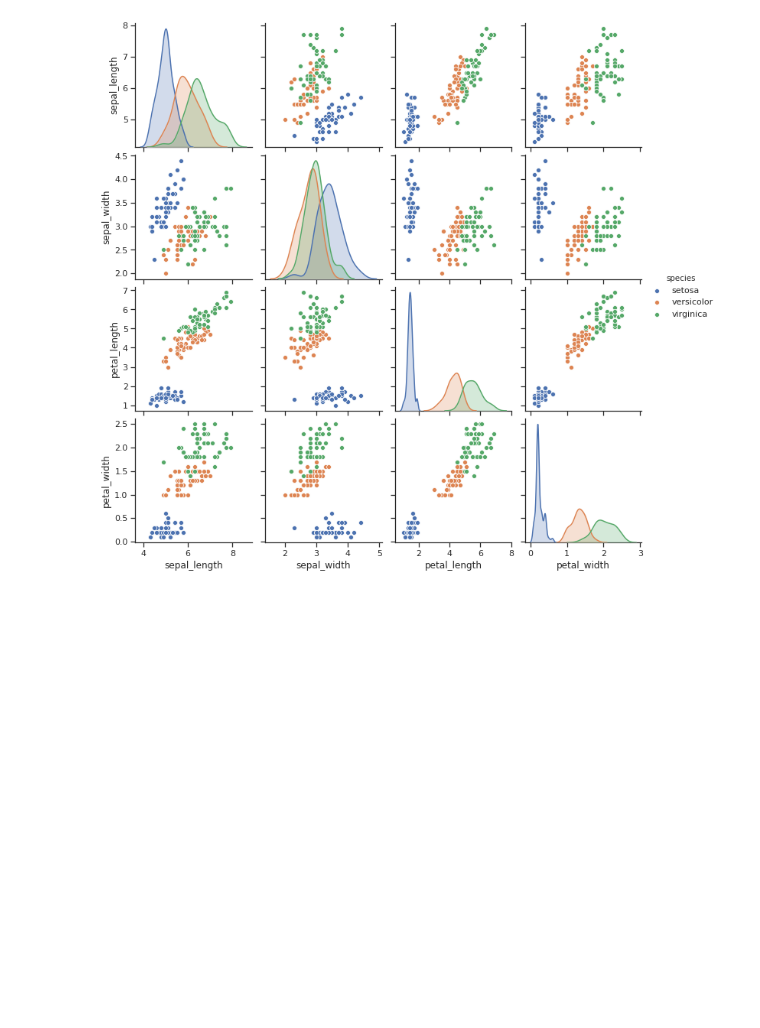
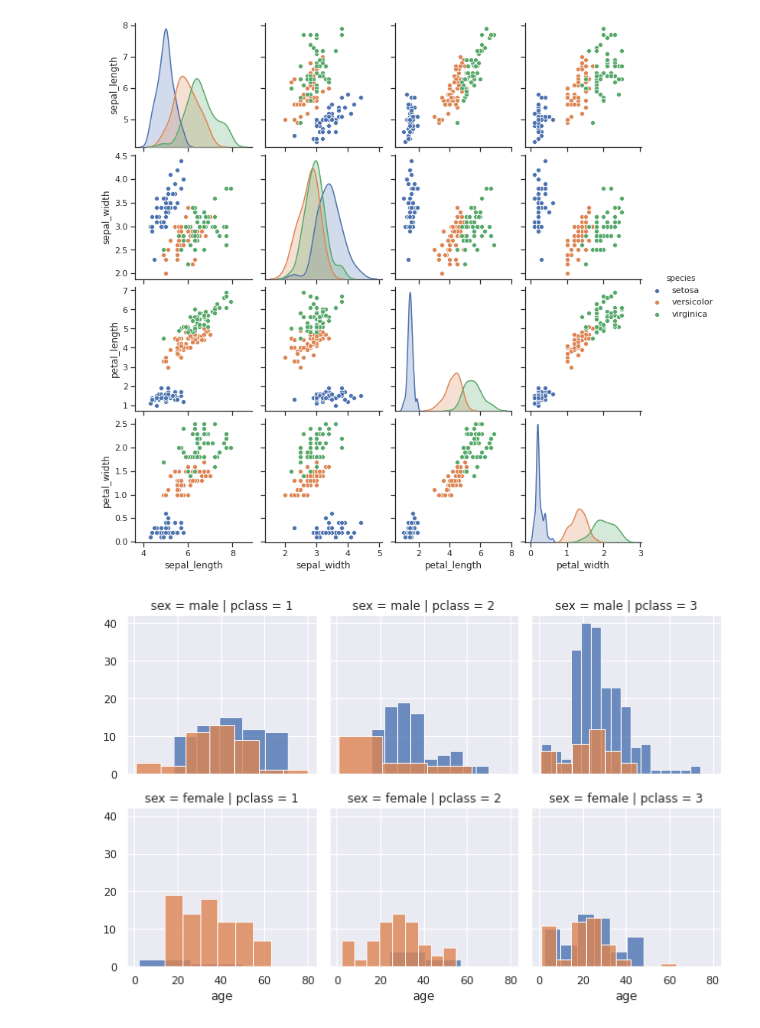
Before and after one commit to CandidoCrespo/Actividades-visualizacion-AG1, a Jupyter notebook: AG3_Visualizacion.ipynb, the cells around one changed output. Drawn from its saved outputs; the diff is of its cells as text; code cells hidden in the pictures; blank space fills up the shorter version.

```diff
--- a/AG3_Visualizacion.ipynb
+++ b/AG3_Visualizacion.ipynb
@@ -161,3 +161,11 @@ sns.pairplot(df, hue="species")
 # %% [output]
 <seaborn.axisgrid.PairGrid at 0x...>
 [figure]
+# %%
+sns.set(font_scale=1)
+g = sns.FacetGrid(titanic, row='sex', col='pclass', hue = 'survived')
+#g = sns.FacetGrid(titanic, row='survived',col='clase')
+g.map(sns.distplot, "age" , kde=False, hist_kws={'alpha':0.8})
+plt.show()
+# %% [output]
+[figure, added]
```
